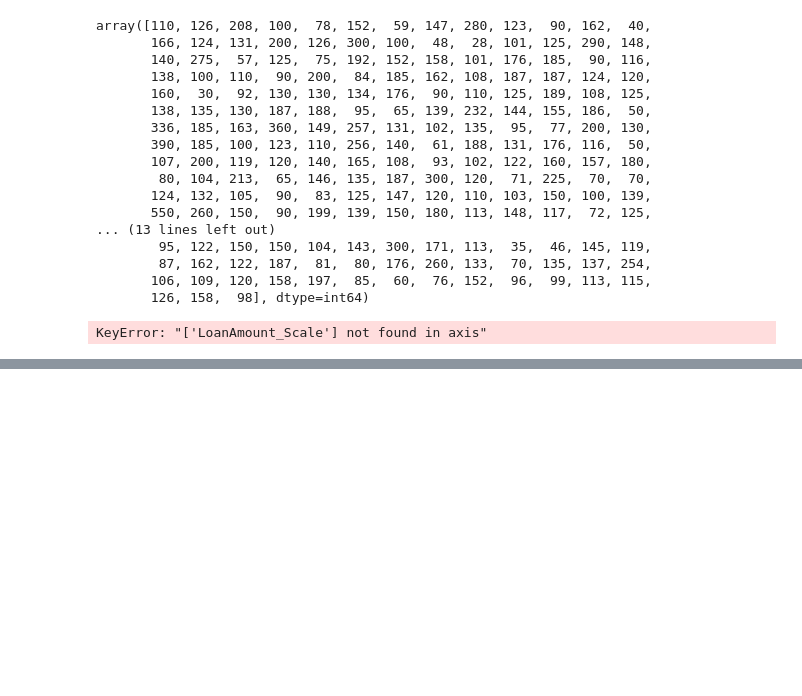
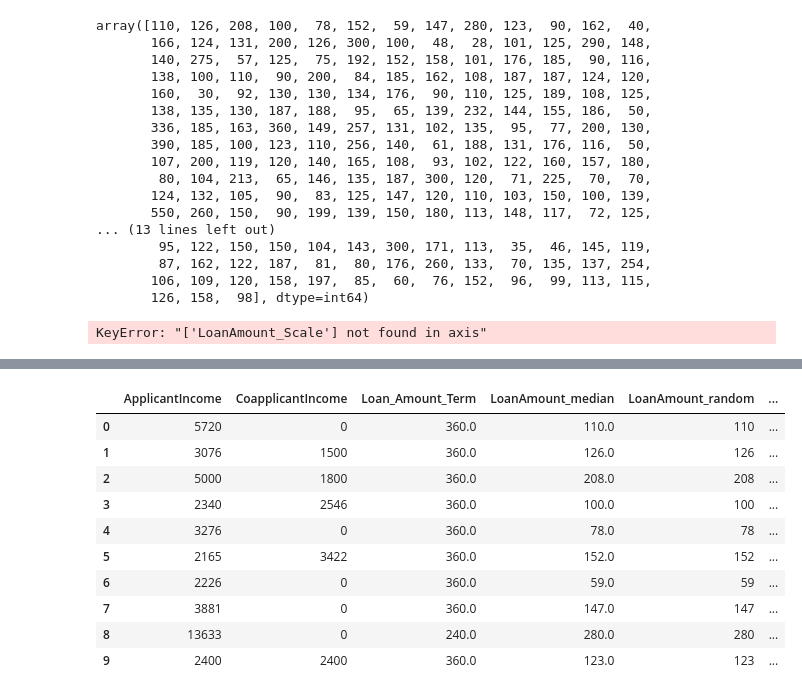
Before and after one commit to JosephMutua/Hustler-fund-loan-prediction, a Jupyter notebook: Hustler-fund-prediction-model.ipynb, the cells around one changed output, grey strips where cells are left out. Cells and saved outputs as stored; diff of their text form; code cells hidden in the pictures; blank space fills up the shorter version.

```diff
--- a/Hustler-fund-prediction-model.ipynb
+++ b/Hustler-fund-prediction-model.ipynb
@@ -1262,0 +1296,14 @@ df.describe()
+# %%
+df2.head(10)
+# %% [output]
+|  | ApplicantIncome | CoapplicantIncome | Loan_Amount_Term | LoanAmount_median | LoanAmount_random | ... |
+| 0 | 5720 | 0 | 360.0 | 110.0 | 110 | ... |
+| 1 | 3076 | 1500 | 360.0 | 126.0 | 126 | ... |
+| 2 | 5000 | 1800 | 360.0 | 208.0 | 208 | ... |
+| 3 | 2340 | 2546 | 360.0 | 100.0 | 100 | ... |
+| 4 | 3276 | 0 | 360.0 | 78.0 | 78 | ... |
+| 5 | 2165 | 3422 | 360.0 | 152.0 | 152 | ... |
+| 6 | 2226 | 0 | 360.0 | 59.0 | 59 | ... |
+| 7 | 3881 | 0 | 360.0 | 147.0 | 147 | ... |
+| 8 | 13633 | 0 | 240.0 | 280.0 | 280 | ... |
+| 9 | 2400 | 2400 | 360.0 | 123.0 | 123 | ... |
```
Also changed, not shown: parts of 48 cells of this notebook.
